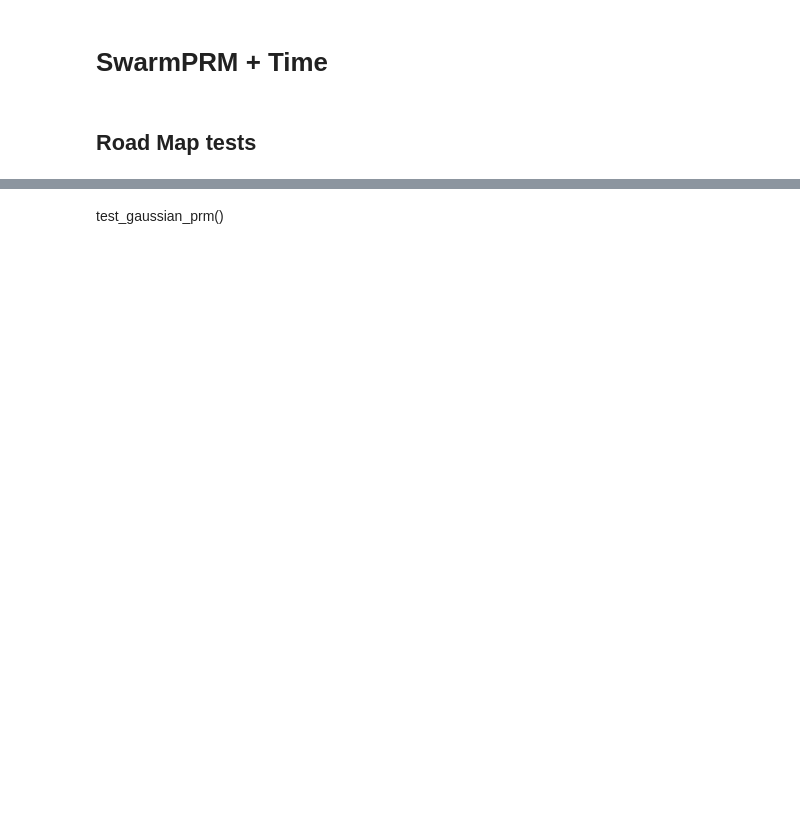
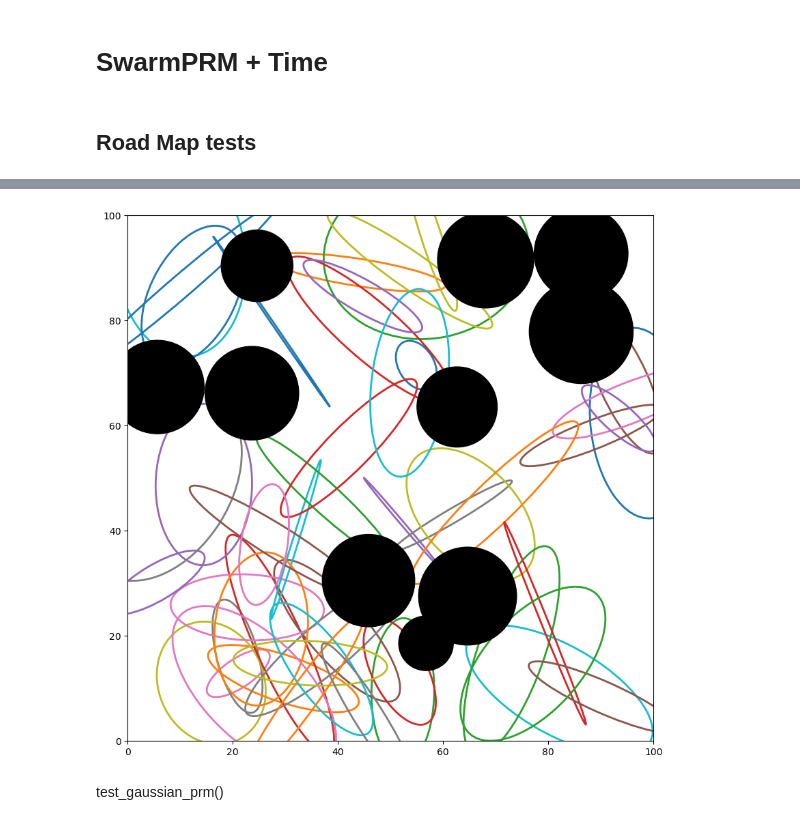
Before and after one commit to Zander-M/ST_Gaussian_PRM, a Jupyter notebook: experiment.ipynb, the cells around one changed output, grey strips where cells are left out. Drawn from its saved outputs; the diff is of its cells as text; code cells hidden in the pictures; blank space fills up the shorter version.

```diff
--- a/experiment.ipynb
+++ b/experiment.ipynb
@@ -23,2 +35,6 @@ gaussian_prm.visualize_map("test_gprm")
+# %%
+gaussian_prm.visualize_g_nodes("test_g_nodes")
+# %% [output]
+[figure, added]
 # %% [markdown]
 test_gaussian_prm()
```
Also changed, not shown: parts of 5 cells of this notebook, 11 other files.
